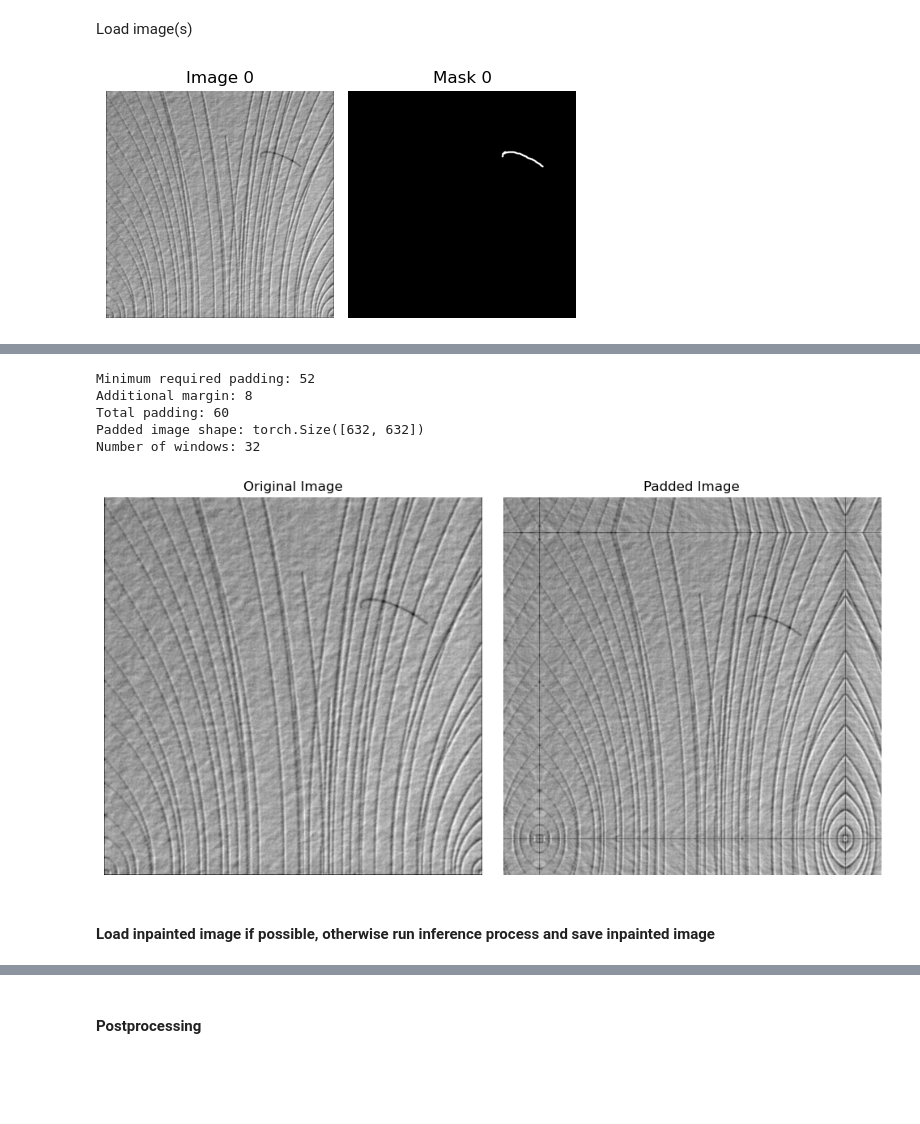
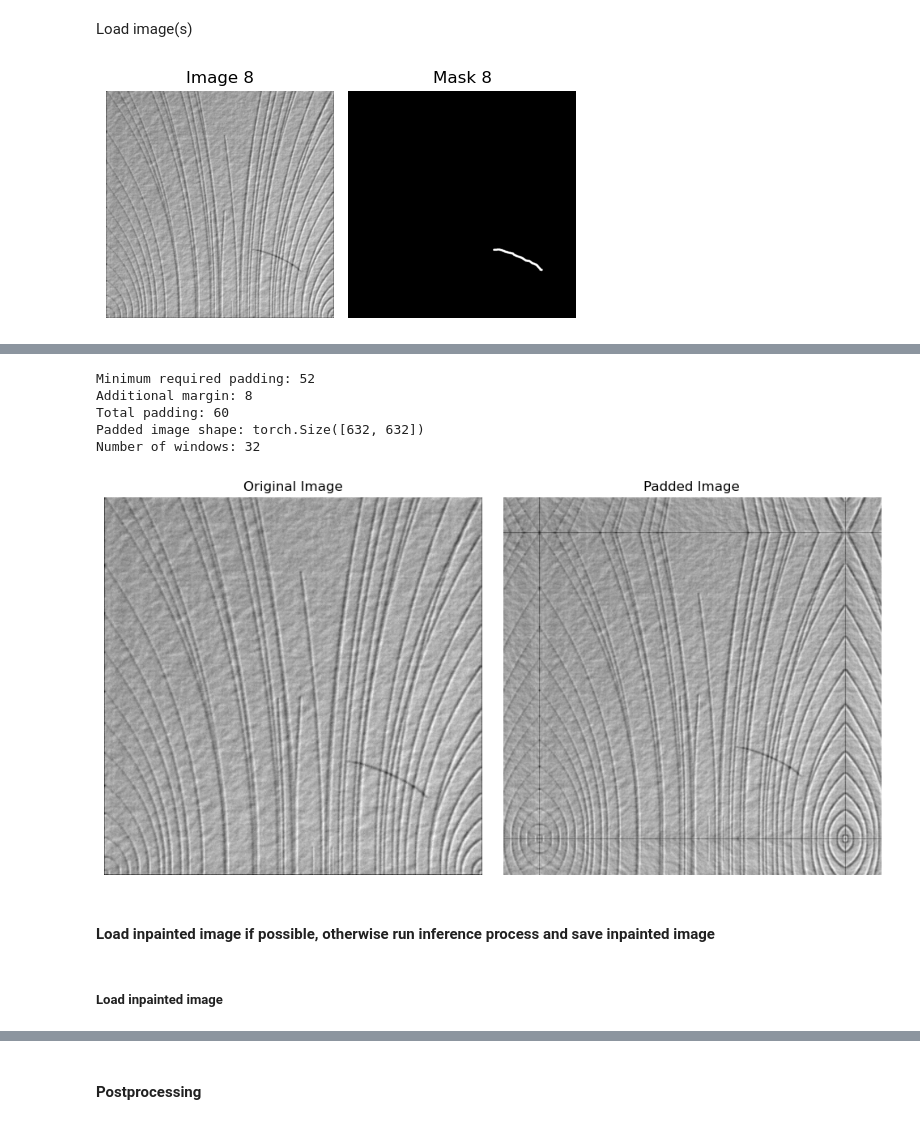
Before and after one commit to popastefan10/DeepAD, a Jupyter notebook: notebooks/eval.ipynb, the cells around one changed output, grey strips where cells are left out. Cells and saved outputs as stored; diff of their text form; code cells hidden in the pictures; blank space fills up the shorter version.

```diff
--- a/notebooks/eval.ipynb
+++ b/notebooks/eval.ipynb
@@ -48,14 +48,14 @@ test_dataset = DAGMDatasetDev(
 Load image(s)
 # %%
 %matplotlib inline
-idx = 0
+idx = 8
 image, image_mask, image_class, image_name = test_dataset[idx]
 image_key = dagm_build_key(str(image_class), image_name)
 image, image_mask = image.squeeze(), image_mask.squeeze()
 titles = [f"Image {idx}", f"Mask {idx}"]
 plot_images([image, image_mask], titles, rows=1, cols=2)
 # %% [output]
-[figure, old version]
+[figure, new version]
 # %% [markdown]
 Notations:
 
@@ -98,9 +98,11 @@ Additional margin: 8
 Total padding: 60
 Padded image shape: torch.Size([632, 632])
 Number of windows: 32
-[figure, old version]
+[figure, new version]
 # %% [markdown]
 #### Load inpainted image if possible, otherwise run inference process and save inpainted image
+# %% [markdown]
+##### Load inpainted image
 # %%
 inpainted_image = save_manager.try_load_inpainting(image_key, run_name, checkpoint_name)
 if inpainted_image is None:
```
Also changed, not shown: parts of 15 cells of this notebook, 4 other files.
